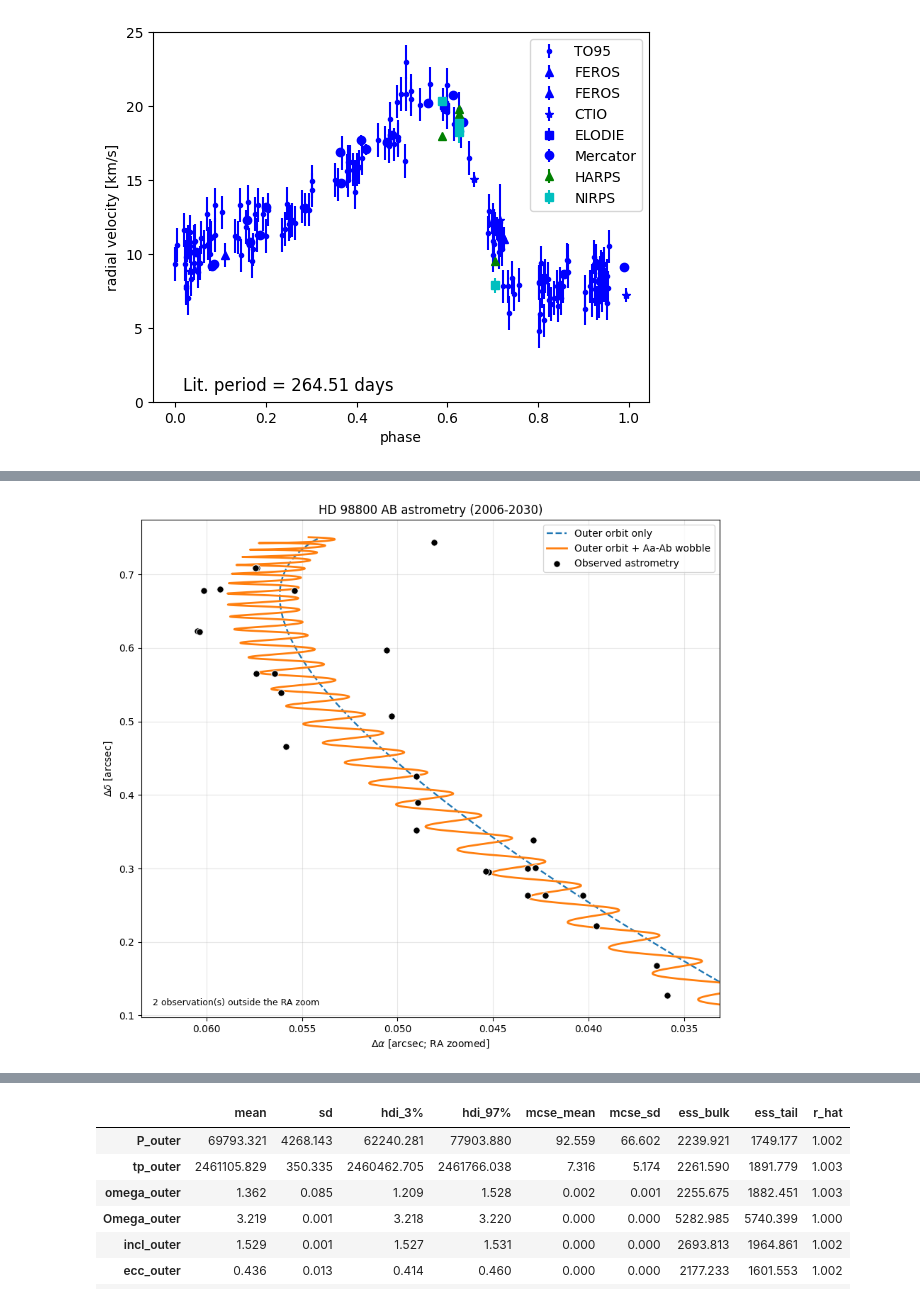
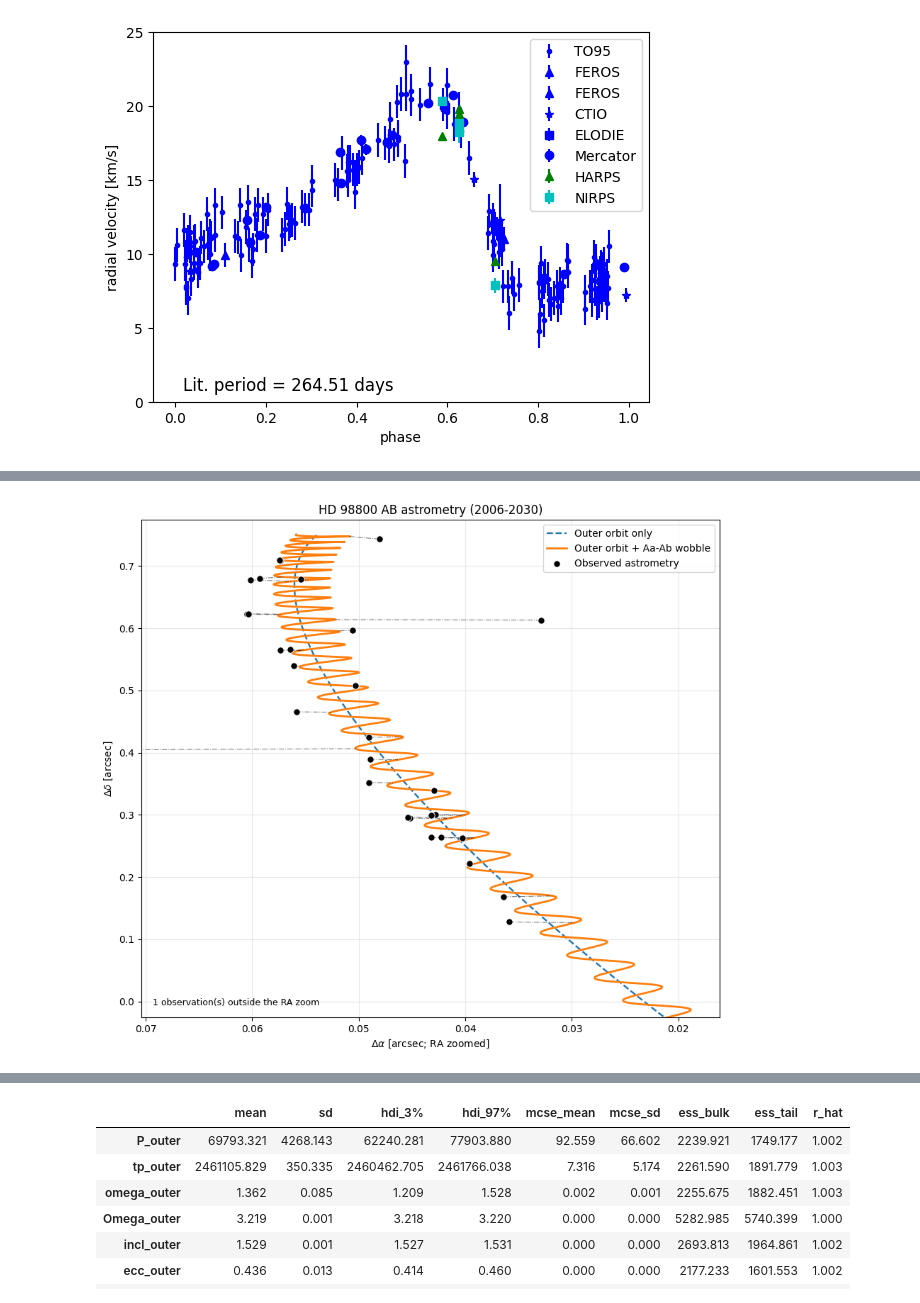
Before and after one commit to szunigaf/HD98800-orbit, a Jupyter notebook: AaAbB/AaAbB_orbit.ipynb, the cells around one changed output, grey strips where cells are left out. Cells and saved outputs as stored; diff of their text form; code cells hidden in the pictures.

```diff
--- a/AaAbB/AaAbB_orbit.ipynb
+++ b/AaAbB/AaAbB_orbit.ipynb
@@ -635,7 +656,7 @@ a_outer_0 = 1.067
 M_BaBb_0 = 1.306
 
 # Previous approximate value
-M_BaBb_previous_0 = 1.37
+M_BaBb_previous_0 = 1.306
 
 
 # =============================================================
@@ -1365,30 +1407,36 @@ f_wobble = 0.13465577892108677
 # dedicated 2006-2030 zoom interval. A robust RA window prevents a
 # single high-PA-error measurement from hiding the wobble separation.
 
-x_outer_zoom = map_soln["x_save_outer_xy_zoom"]
-y_outer_zoom = map_soln["y_save_outer_xy_zoom"]
-x_outer_wobble_zoom = map_soln["x_save_outer_xy_wobble_zoom"]
-y_outer_wobble_zoom = map_soln["y_save_outer_xy_wobble_zoom"]
+x_outer_zoom = map_soln["x_save_outer_xy_zoom"]                  # North
+y_outer_zoom = map_soln["y_save_outer_xy_zoom"]                  # East
+x_outer_wobble_zoom = map_soln["x_save_outer_xy_wobble_zoom"]    # North
+y_outer_wobble_zoom = map_soln["y_save_outer_xy_wobble_zoom"]    # East
+
 t_zoom_year = Time(
     np.ascontiguousarray(t_fine_xy_zoom),
     format="jd"
 ).byear
 
-# Keep only observed astrometry covered by the zoom-grid interval.
 obs_year = astrometry_AB["date"].to_numpy(dtype=float)
+
 obs_in_zoom = (
-    (obs_year >= t_zoom_year[0])
-    & (obs_year <= t_zoom_year[-1])
+    (obs_year >= t_zoom_year[0]) &
+    (obs_year <= t_zoom_year[-1])
 )
-x_observed_zoom = yd[obs_in_zoom]
-y_observed_zoom = xd[obs_in_zoom]
+
+# Data convention:
+# xd = North = Delta Dec
+# yd = East  = Delta RA cos(delta)
+
+x_observed_zoom = xd[obs_in_zoom]    # North
+y_observed_zoom = yd[obs_in_zoom]    # East
 
 fig, ax = plt.subplots(figsize=(9, 8))
 
 # The pure outer orbit is dashed; the wobble-adjusted prediction is solid.
 ax.plot(
+    y_outer_zoom,
     x_outer_zoom,
-    y_outer_zoom,
     color="C0",
     lw=1.7,
     ls="--",
@@ -1396,8 +1444,8 @@ ax.plot(
     zorder=2
 )
 ax.plot(
+    y_outer_wobble_zoom,
     x_outer_wobble_zoom,
-    y_outer_wobble_zoom,
     color="C1",
     lw=2.0,
     ls="-",
@@ -1406,8 +1454,8 @@ ax.plot(
 )
 
 ax.scatter(
+    y_observed_zoom,
     x_observed_zoom,
-    y_observed_zoom,
     marker="o",
     s=46,
     facecolor="black",
@@ -1417,50 +1465,81 @@ ax.scatter(
     label="Observed astrometry"
 )
 
+# Add pointer lines connecting observations to the wobble model curve
+for i in range(len(x_observed_zoom)):
+    # Find nearest point on the wobble model curve
+    distances = np.sqrt(
+            (x_outer_wobble_zoom - x_observed_zoom[i])**2 +
+            (y_outer_wobble_zoom - y_observed_zoom[i])**2
+        )
+
+    nearest_idx = np.argmin(distances)
+
+    # Draw pointer line from observation to model curve
+    ax.plot(
+            [
+                y_observed_zoom[i],
+                y_outer_wobble_zoom[nearest_idx]
+            ],
+            [
+                x_observed_zoom[i],
+                x_outer_wobble_zoom[nearest_idx]
+            ],
+        color="black",
+        linestyle="-.",
+        linewidth=0.8,
+        alpha=0.5,
+        zorder=4
+    )
+
 # Use central observed RA values for the detail view and report clipped points.
-ra_min, ra_max = np.percentile(x_observed_zoom, [5, 95])
-ra_padding = max(0.003, 0.12 * (ra_max - ra_min))
-ra_zoom_min = ra_min - ra_padding
+ra_min, ra_max = np.percentile(y_observed_zoom, [5, 95])
+ra_padding = max(0.01, 0.05 * (ra_max - ra_min))
+ra_zoom_min = ra_min - 2*ra_padding
 ra_zoom_max = ra_max + ra_padding
+
 n_ra_clipped = np.count_nonzero(
-    (x_observed_zoom < ra_zoom_min)
-    | (x_observed_zoom > ra_zoom_max)
+    (y_observed_zoom < ra_zoom_min)
+    | (y_observed_zoom > ra_zoom_max)
 )
-y_padding = max(0.01, 0.05 * np.ptp(y_observed_zoom))
+
+# Dec/North padding
+y_padding = max(0.02, 0.05 * np.ptp(x_observed_zoom))
 
 ax.set_xlim(ra_zoom_max, ra_zoom_min)
+
 ax.set_ylim(
-    y_observed_zoom.min() - y_padding,
-    y_observed_zoom.max() + y_padding
+    x_observed_zoom.min() - 5*y_padding,
+    x_observed_zoom.max() + y_padding
 )
 
 ax.set_xlabel(r"$\Delta\alpha$ [arcsec; RA zoomed]")
 ax.set_ylabel(r"$\Delta\delta$ [arcsec]")
 ax.grid(alpha=0.3)
 ax.set_title(
     f"HD 98800 AB astrometry ({t_zoom_year[0]:.0f}-{t_zoom_year[-1]:.0f})"
 )
 ax.legend(loc="best")
 
 if n_ra_clipped:
     ax.text(
         0.02,
         0.02,
         f"{n_ra_clipped} observation(s) outside the RA zoom",
         transform=ax.transAxes,
         fontsize=9,
         va="bottom"
     )
 
 # RA and Dec use independent display scales here to emphasize the narrow RA
 # range; use the numeric axis ticks rather than judging angular shape by eye.
 ax.set_aspect("auto")
 
 plt.tight_layout()
 plt.savefig("Plots/AB_outer_orbit_vs_wobble_astrometry_zoom.pdf", bbox_inches="tight")
 plt.show()
 # %% [output]
-[figure, old version]
+[figure, new version]
 # %%
 #That looks fine, so now we can run the MCMC sampler:
 np.random.seed(39091)
```
Also changed, not shown: parts of 8 cells of this notebook, 6 other files.
